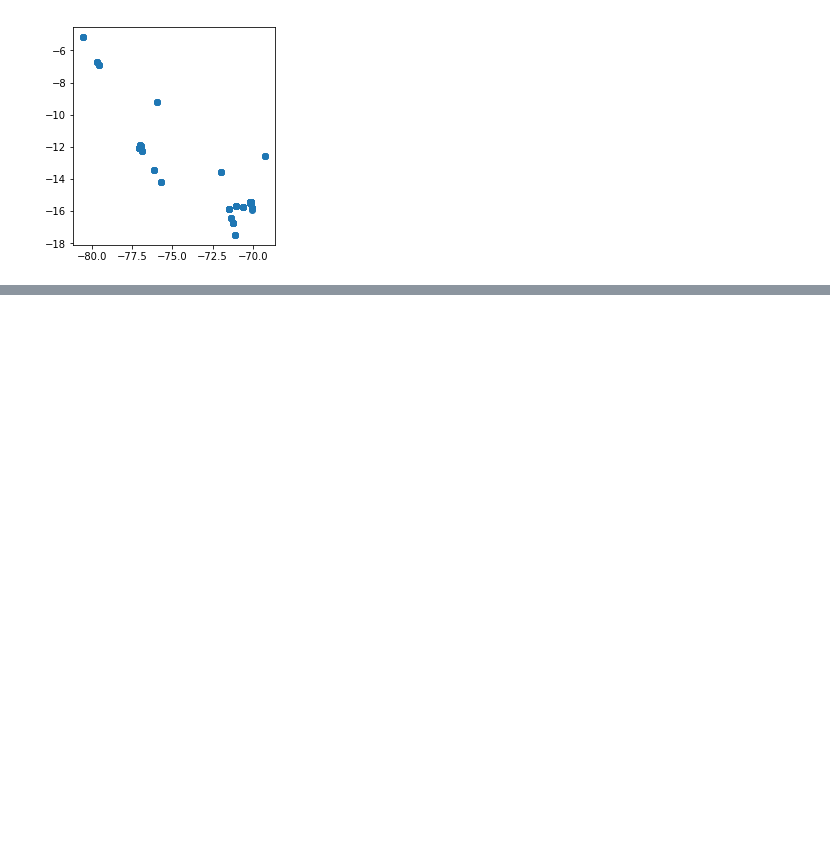
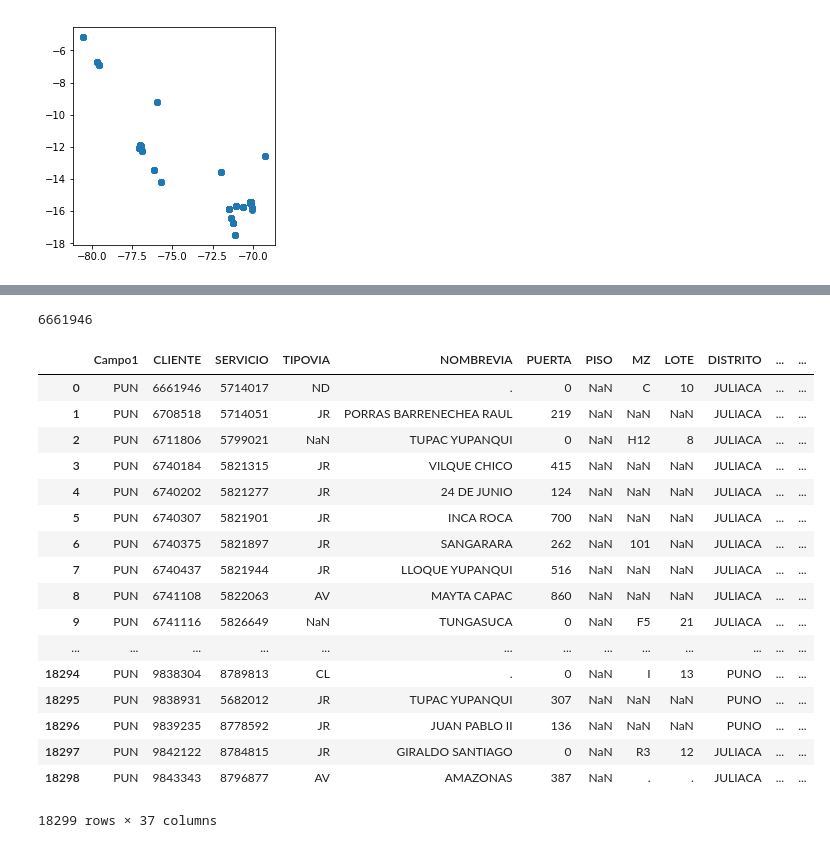
Before and after one commit to ryali93/SupportGIS, a Jupyter notebook: GPAZ/findadress/FindAddress.ipynb, the cells around one changed output, grey strips where cells are left out. Drawn from its saved outputs; the diff is of its cells as text; code cells hidden in the pictures; blank space fills up the shorter version.

```diff
--- a/GPAZ/findadress/FindAddress.ipynb
+++ b/GPAZ/findadress/FindAddress.ipynb
@@ -103,0 +191,36 @@ geo_df.to_file(driver='ESRI Shapefile', filename='data.shp')
+# %%
+pathFilename = 'direcciones.csv'
+fieldIndice = 'CLIENTE'
+fieldAddress = 'DIRECCION'
+ubicacion = 'Juliaca, PER'
+indice = 0
+
+df = pd.read_csv(pathFilename, sep=";", encoding="cp1252")
+df["ADDRESS"] = df[fieldAddress]
+df["x"], df["y"] = 0, 0
+df["Match_addr"] = ""
+df["Score"] = ""
+df.iloc[indice][fieldIndice]
+# %% [output]
+6661946
+# %%
+df
+# %% [output]
+|  | Campo1 | CLIENTE | SERVICIO | TIPOVIA | NOMBREVIA | PUERTA | PISO | MZ | LOTE | DISTRITO | ... | ... |
+| 0 | PUN | 6661946 | 5714017 | ND | . | 0 | NaN | C | 10 | JULIACA | ... | ... |
+| 1 | PUN | 6708518 | 5714051 | JR | PORRAS BARRENECHEA RAUL | 219 | NaN | NaN | NaN | JULIACA | ... | ... |
+| 2 | PUN | 6711806 | 5799021 | NaN | TUPAC YUPANQUI | 0 | NaN | H12 | 8 | JULIACA | ... | ... |
+| 3 | PUN | 6740184 | 5821315 | JR | VILQUE CHICO | 415 | NaN | NaN | NaN | JULIACA | ... | ... |
+| 4 | PUN | 6740202 | 5821277 | JR | 24 DE JUNIO | 124 | NaN | NaN | NaN | JULIACA | ... | ... |
+| 5 | PUN | 6740307 | 5821901 | JR | INCA ROCA | 700 | NaN | NaN | NaN | JULIACA | ... | ... |
+| 6 | PUN | 6740375 | 5821897 | JR | SANGARARA | 262 | NaN | 101 | NaN | JULIACA | ... | ... |
+| 7 | PUN | 6740437 | 5821944 | JR | LLOQUE YUPANQUI | 516 | NaN | NaN | NaN | JULIACA | ... | ... |
+| 8 | PUN | 6741108 | 5822063 | AV | MAYTA CAPAC | 860 | NaN | NaN | NaN | JULIACA | ... | ... |
+| 9 | PUN | 6741116 | 5826649 | NaN | TUNGASUCA | 0 | NaN | F5 | 21 | JULIACA | ... | ... |
+| ... | ... | ... | ... | ... | ... | ... | ... | ... | ... | ... | ... | ... |
+| 18294 | PUN | 9838304 | 8789813 | CL | . | 0 | NaN | I | 13 | PUNO | ... | ... |
+| 18295 | PUN | 9838931 | 5682012 | JR | TUPAC YUPANQUI | 307 | NaN | NaN | NaN | PUNO | ... | ... |
+| 18296 | PUN | 9839235 | 8778592 | JR | JUAN PABLO II | 136 | NaN | NaN | NaN | PUNO | ... | ... |
+| 18297 | PUN | 9842122 | 8784815 | JR | GIRALDO SANTIAGO | 0 | NaN | R3 | 12 | JULIACA | ... | ... |
+| 18298 | PUN | 9843343 | 8796877 | AV | AMAZONAS | 387 | NaN | . | . | JULIACA | ... | ... |
+18299 rows × 37 columns
```
Also changed, not shown: parts of 8 cells of this notebook, 3 other files.
